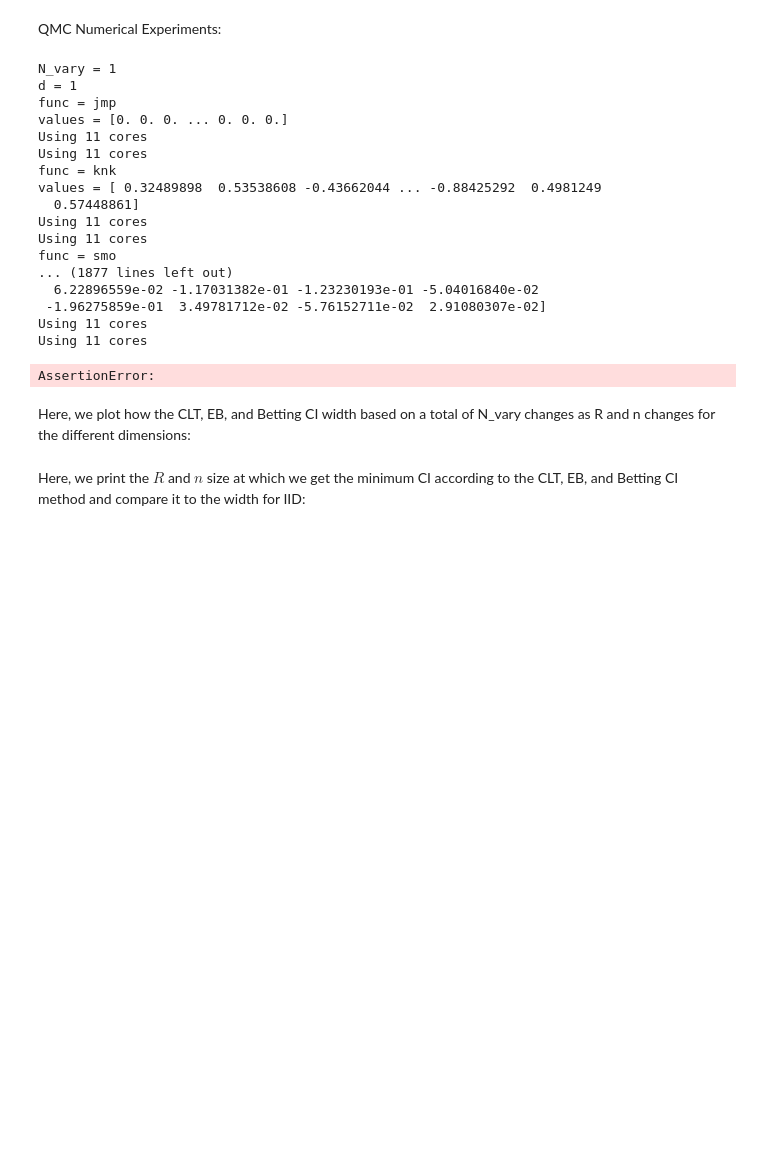
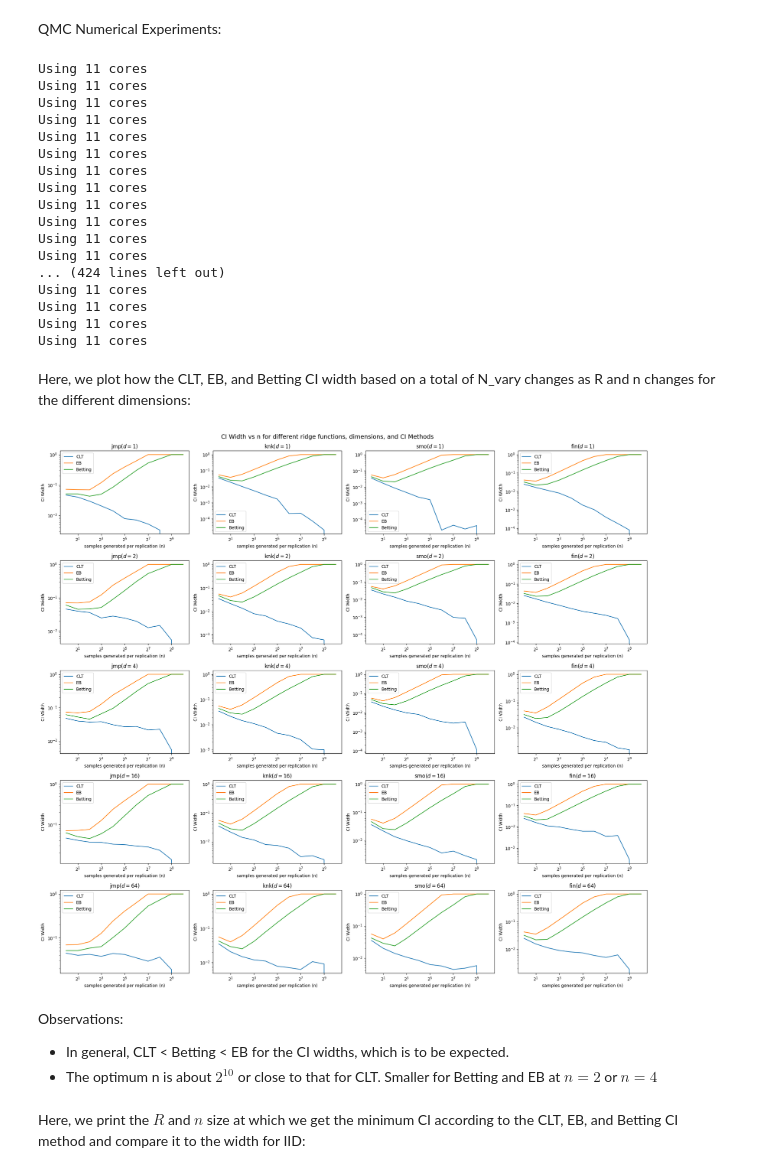
Before and after one commit to aaditj1962161/Betting-Paper-Simulations-for-QMC, a Jupyter notebook: simulations/Fixed-time/Betting IID vs QMC.ipynb, the cells around one changed output. Saved outputs shown, nothing was run; the diff lists cells and outputs as text; code cells hidden in the pictures; blank space fills up the shorter version.

Commit message:
ridge

```diff
--- a/simulations/Fixed-time/Betting IID vs QMC.ipynb
+++ b/simulations/Fixed-time/Betting IID vs QMC.ipynb
@@ -74,9 +74,9 @@ f_1 = lambda x: (x[...,0]+x[...,1])>(2/3) # the 2nd integrand function
 # The ridge functions:
 gs = {
     "jmp": lambda w: w>=1,
-    "knk": lambda w: np.minimum(np.maximum(-2,w),1),
+    "knk": lambda w: ((np.minimum(np.maximum(-2,w),1)) + 2) / 3,
     "smo": lambda w: norm.cdf(w),
-    "fin": lambda w: np.minimum(1,(np.sqrt(np.maximum(w+2,0)))/2),
+    "fin": lambda w: np.minimum(1,((np.sqrt(np.maximum(w+2,0)))/2)),
 }
 d = np.array([1,2,4,16,64]) # The different d's to test on
 ci_methods = np.array(["CLT", "EB", "Betting"]) # The different CI methods
@@ -160,16 +160,12 @@ QMC Numerical Experiments:
 # %%
 qmc_arr = np.empty((len(ci_methods),len(d),len(gs), len(n_vary))) # consists of CIs (CLT, EB, Betting) for QMC, the ridge functions, the different dimensions, different R's and n's.
 for i in range (len(n_vary)):
-    print("N_vary =", n_vary[i])
     x_qmc = norm.ppf(gen_qmc_samples_iid(distribution=qp.DigitalNetB2(d[-1],seed = 7), R = R_vary[i], n = n_vary[i],d_func = d[-1],ridge = True))
     for j in range (len(d)):
         w_qmc = x_qmc[:, :, :d[j]].sum(axis = 2)/np.sqrt(d[j])
         counter = 0
-        print("d =", d[j])
-        for gname,g in gs.items():
-            print("func =", gname)
+        for g in gs.values():
             y = g(w_qmc).mean(axis = 1)
-            print("values =", y)
             qmc_arr[0,j,counter,i] = 2 * (norm.ppf(1 - alpha / 2) * y.std() / np.sqrt(R_vary[i])) # CLT CI width
             lower_bound_qmc_integrand_eb,upper_bound_qmc_integrand_eb = predmix_empbern_ci_seq(y, times=np.array([R_vary[i]]), alpha=alpha, parallel=True, truncation =1/2)
             # Getting the sequential EB CI according to the code from the paper above
@@ -179,42 +175,45 @@ for i in range (len(n_vary)):
             qmc_arr[2,j,counter,i] = upper_bound_qmc_integrand_bet[0] - lower_bound_qmc_integrand_bet[0] # The Betting CI based on N_vary
             counter = counter + 1
 # %% [output]
-N_vary = 1
-d = 1
-func = jmp
-values = [0. 0. 0. ... 0. 0. 0.]
 Using 11 cores
 Using 11 cores
-func = knk
-values = [ 0.32489898  0.53538608 -0.43662044 ... -0.88425292  0.4981249
-  0.57448861]
 Using 11 cores
 Using 11 cores
-func = smo
-... (1877 lines left out)
-  6.22896559e-02 -1.17031382e-01 -1.23230193e-01 -5.04016840e-02
- -1.96275859e-01  3.49781712e-02 -5.76152711e-02  2.91080307e-02]
 Using 11 cores
 Using 11 cores
+Using 11 cores
+Using 11 cores
+Using 11 cores
+Using 11 cores
+Using 11 cores
+Using 11 cores
+... (424 lines left out)
+Using 11 cores
+Using 11 cores
+Using 11 cores
+Using 11 cores
-AssertionError:
 # %% [markdown]
 Here, we plot how the CLT, EB, and Betting CI width based on a total of N_vary changes as R and n changes for the different dimensions:
 # %%
-fig, axs = plt.subplots(len(d),1)
+fig, axs = plt.subplots(len(d),len(gs),figsize=(20, 18))
 for k in range (len(d)):
-    for c in range (qmc_arr.shape[0]):
-        counter = 0
-        for name in gs.keys():
-            axs[k].plot(n_vary, qmc_arr[c,k,counter,:], label=f"{name} ({ci_methods[counter]})")
-            counter = counter + 1
-    axs[k].set_xlabel("samples generated per replication (n)")
-    axs[k].set_ylabel("CI Width")
-    axs[k].set_title(f"$d = {d[k]}$")
-    axs[k].legend()
-    axs[k].set_xscale('log', base = 2)
-    axs[k].set_yscale('log')
-fig.text(0.45,1,"CI Width vs n for different ridge functions, dimensions, and CI Methods")
+    for counter, name in enumerate(gs.keys()):
+        for methods in range (len(ci_methods)):
+            axs[k,counter].plot(n_vary, qmc_arr[methods,k,counter,:], label=f"{ci_methods[methods]}")
+        axs[k,counter].set_xlabel("samples generated per replication (n)")
+        axs[k,counter].set_ylabel("CI Width")
+        axs[k,counter].set_title(f"{name}($d = {d[k]}$)")
+        axs[k,counter].legend()
+        axs[k,counter].set_xscale('log', base = 2)
+        axs[k,counter].set_yscale('log')
+fig.text(0.3,1,"CI Width vs n for different ridge functions, dimensions, and CI Methods", fontsize = 14)
 fig.tight_layout()
+# %% [output]
+[figure, added]
+# %% [markdown]
+Observations:
+* In general, CLT < Betting < EB for the CI widths, which is to be expected.
+* The optimum n is about $2^{10}$ or close to that for CLT. Smaller for Betting and EB at $n = 2$ or $n = 4$
 # %% [markdown]
 Here, we print the $R$ and $n$ size at which we get the minimum CI according to the CLT, EB, and Betting CI method and compare it to the width for IID:
 # %%
```
Also changed, not shown: parts of 27 cells of this notebook.
